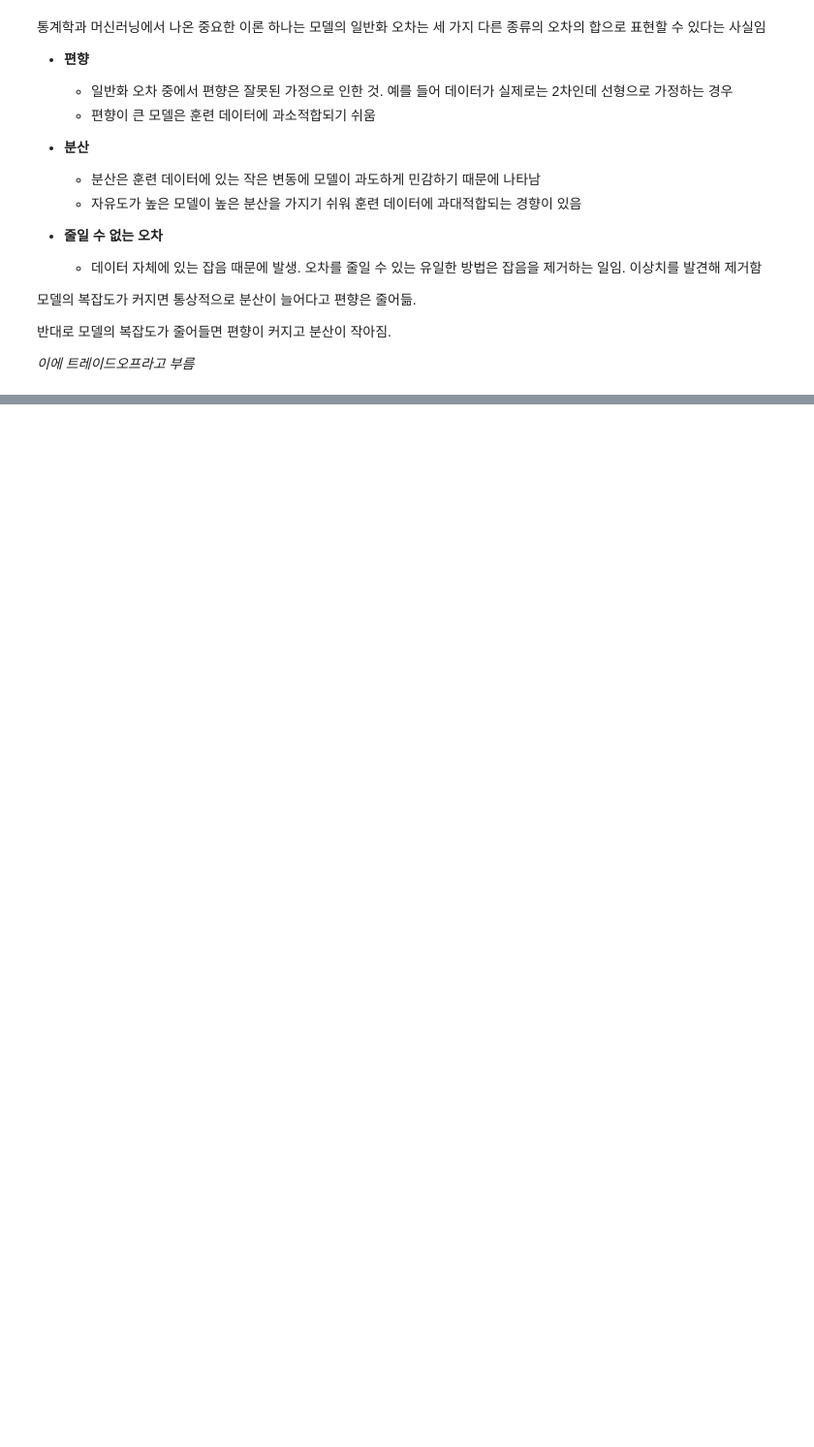
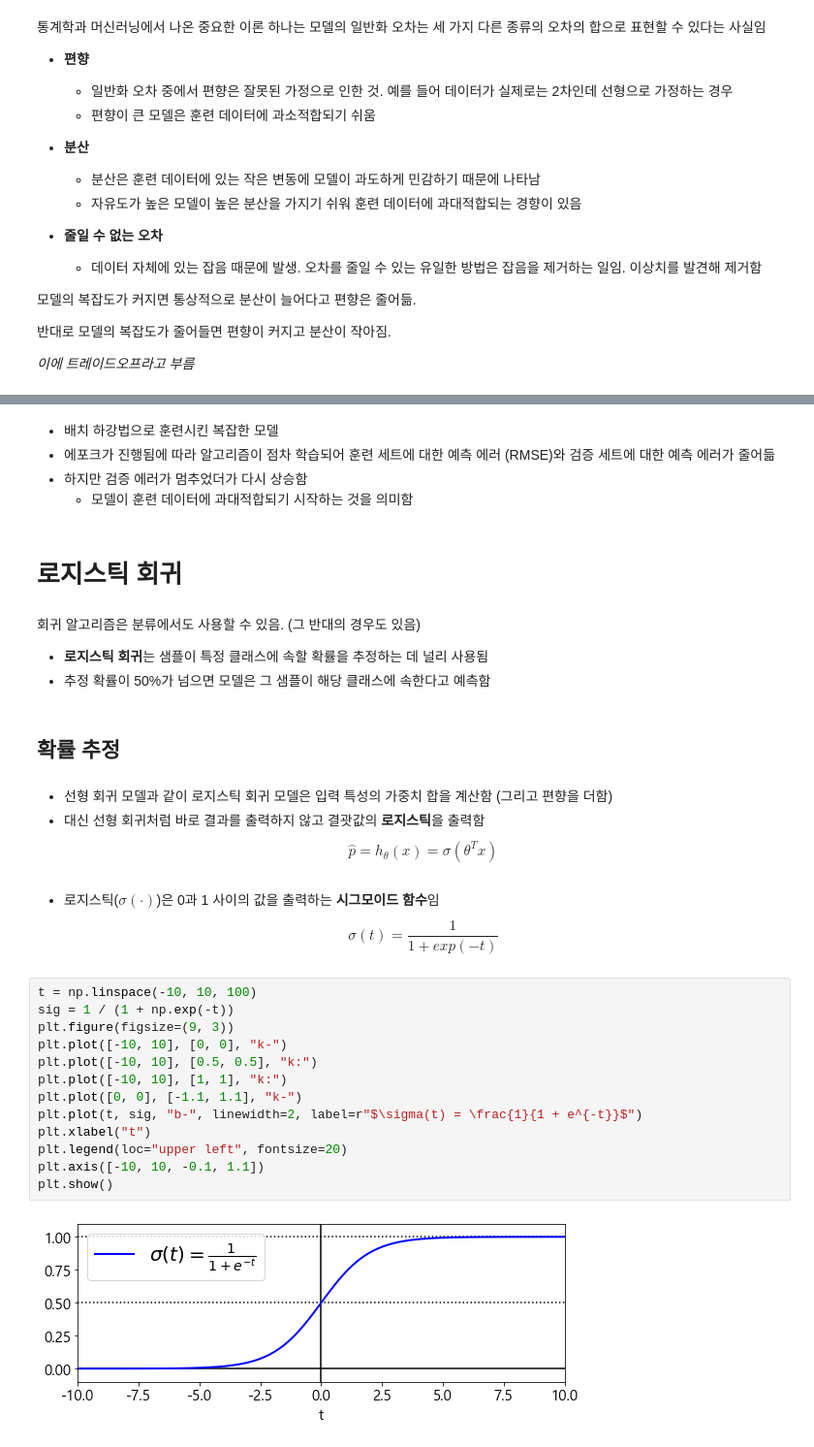
Before and after one commit to hansollasido/hands_on, a Jupyter notebook: Chap4.ipynb, the cells around one changed output, grey strips where cells are left out. Shown at 97% size. Cells and saved outputs as stored; diff of their text form; blank space fills up the shorter version.

Commit message:
로지스틱 회귀 추가

```diff
--- a/Chap4.ipynb
+++ b/Chap4.ipynb
@@ -907,0 +980,35 @@ array([1.54333232])
+# %% [markdown]
+- 배치 하강법으로 훈련시킨 복잡한 모델
+- 에포크가 진행됨에 따라 알고리즘이 점차 학습되어 훈련 세트에 대한 예측 에러 (RMSE)와 검증 세트에 대한 예측 에러가 줄어듦
+- 하지만 검증 에러가 멈추었더가 다시 상승함
+    - 모델이 훈련 데이터에 과대적합되기 시작하는 것을 의미함
+# %% [markdown]
+# 로지스틱 회귀
+# %% [markdown]
+회귀 알고리즘은 분류에서도 사용할 수 있음. (그 반대의 경우도 있음)
+- **로지스틱 회귀**는 샘플이 특정 클래스에 속할 확률을 추정하는 데 널리 사용됨
+- 추정 확률이 50%가 넘으면 모델은 그 샘플이 해당 클래스에 속한다고 예측함
+# %% [markdown]
+## 확률 추정
+# %% [markdown]
+- 선형 회귀 모델과 같이 로지스틱 회귀 모델은 입력 특성의 가중치 합을 계산함 (그리고 편향을 더함)
+- 대신 선형 회귀처럼 바로 결과를 출력하지 않고 결괏값의 **로지스틱**을 출력함
+$$\hat{p}=h_\theta(x)=\sigma(\theta^Tx)$$
+# %% [markdown]
+- 로지스틱($\sigma(\cdot)$)은 0과 1 사이의 값을 출력하는 **시그모이드 함수**임
+$$\sigma(t)=\frac{1}{1+exp(-t)}$$
+# %%
+t = np.linspace(-10, 10, 100)
+sig = 1 / (1 + np.exp(-t))
+plt.figure(figsize=(9, 3))
+plt.plot([-10, 10], [0, 0], "k-")
+plt.plot([-10, 10], [0.5, 0.5], "k:")
+plt.plot([-10, 10], [1, 1], "k:")
+plt.plot([0, 0], [-1.1, 1.1], "k-")
+plt.plot(t, sig, "b-", linewidth=2, label=r"$\sigma(t) = \frac{1}{1 + e^{-t}}$")
+plt.xlabel("t")
+plt.legend(loc="upper left", fontsize=20)
+plt.axis([-10, 10, -0.1, 1.1])
+plt.show()
+# %% [output]
+[figure, added]
```
Also changed, not shown: parts of 124 cells of this notebook.
